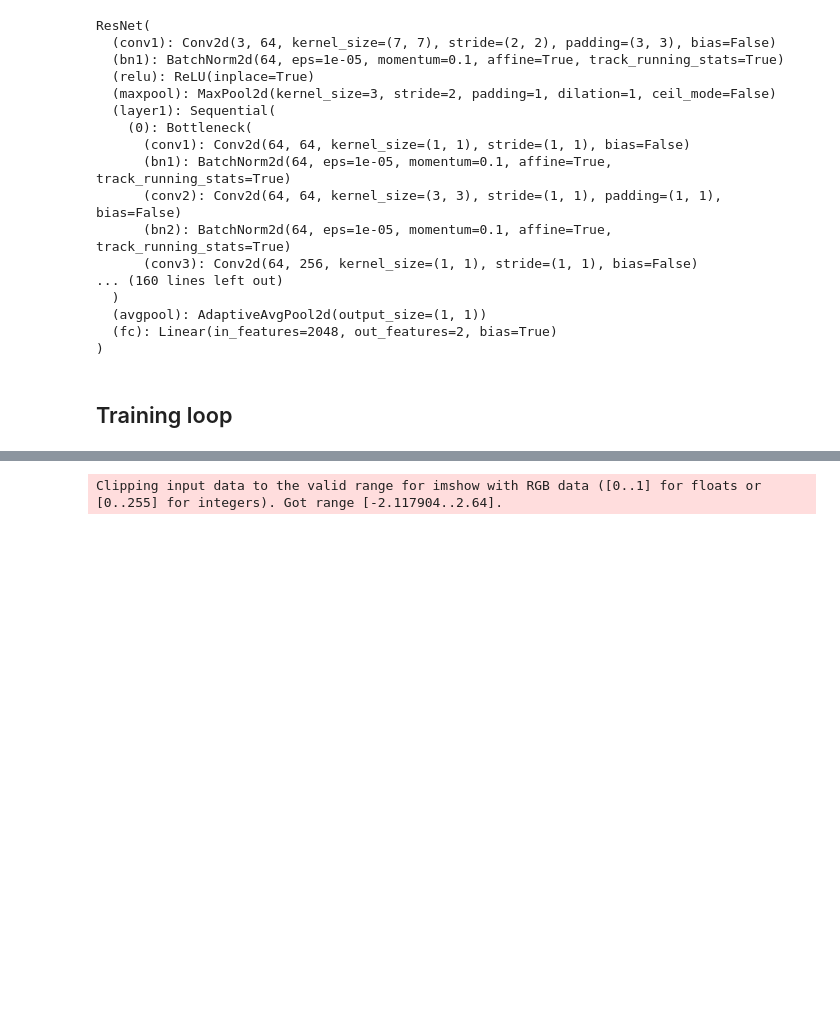
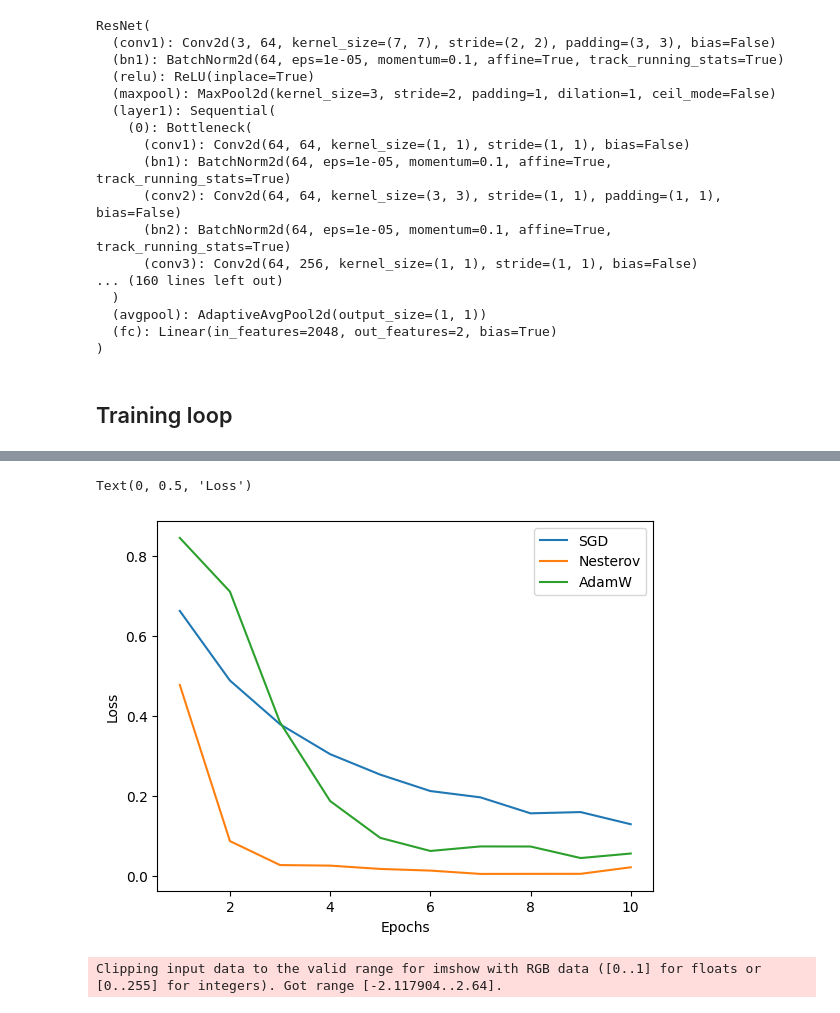
Before and after one commit to GabrielCabas/ML_Course, a Jupyter notebook: unidad_3/deep_learning_practice.ipynb, the cells around one changed output, grey strips where cells are left out. Cells and saved outputs as stored; diff of their text form; code cells hidden in the pictures; blank space fills up the shorter version.

Commit message:
updated with optimizers

```diff
--- a/unidad_3/deep_learning_practice.ipynb
+++ b/unidad_3/deep_learning_practice.ipynb
@@ -187,0 +175,4 @@ Loss: 0.24478427237934536
+# %%
+loss_fn = CrossEntropyLoss() #Loss function a utilizar.
+optimizer = SGD(model.parameters(), lr=0.001) #Optimizador SGD.
+all_train_loss_sgd = training_loop(optimizer, loss_fn)
@@ -187,0 +200,3 @@ Loss: 0.24478427237934536
+# %%
+optimizer = SGD(model.parameters(), lr=0.001, momentum=0.9, nesterov=True) #Optimizador SGD.
+all_train_loss_nesterov = training_loop(optimizer, loss_fn)
@@ -187,0 +224,3 @@ Loss: 0.24478427237934536
+# %%
+optimizer = AdamW(model.parameters(), lr=0.001) #Optimizador SGD.
+all_train_loss_adamw = training_loop(optimizer, loss_fn)
@@ -187,0 +248,10 @@ Loss: 0.24478427237934536
+# %%
+epochs = 10
+sns.lineplot(x = range(1, epochs + 1), y = all_train_loss_sgd, label="SGD")
+sns.lineplot(x = range(1, epochs + 1), y = all_train_loss_nesterov, label="Nesterov")
+sns.lineplot(x = range(1, epochs + 1), y = all_train_loss_adamw, label="AdamW")
+plt.xlabel("Epochs")
+plt.ylabel("Loss")
+# %% [output]
+Text(0, 0.5, 'Loss')
+[figure, added]
```
Also changed, not shown: parts of 10 cells of this notebook.
